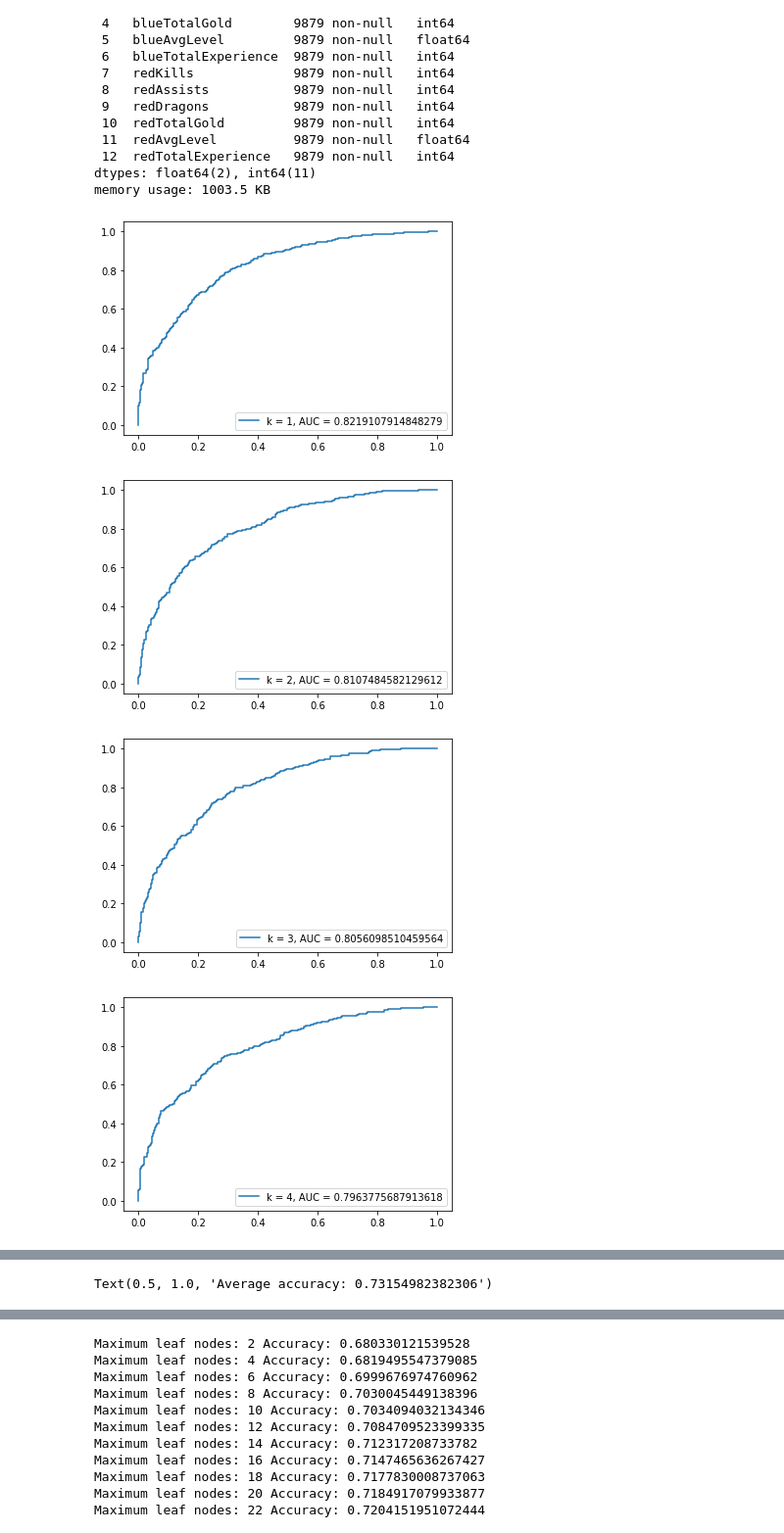
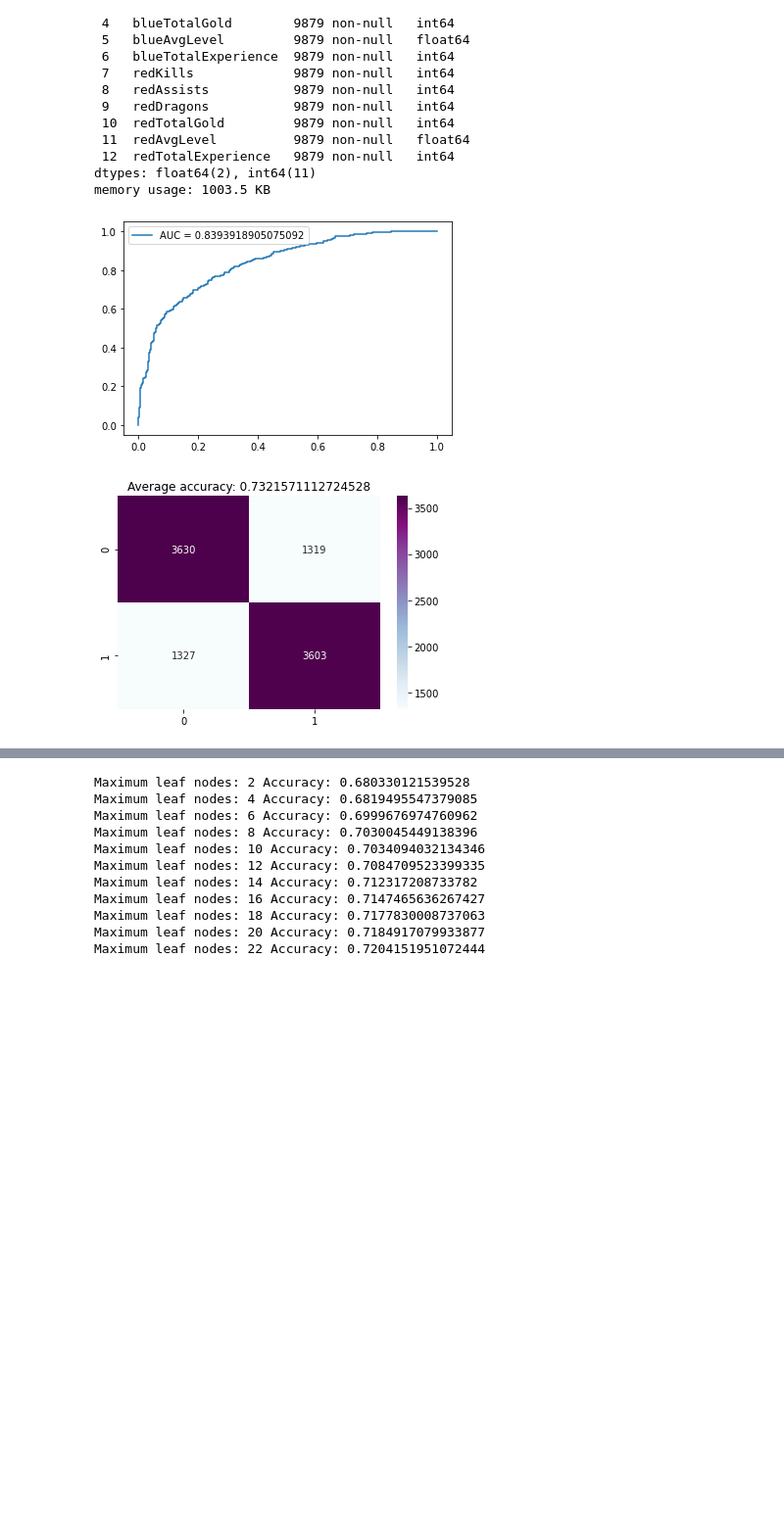
Before and after one commit to ivanbosch/IntroToAI, a Jupyter notebook: src/league.ipynb, the cells around one changed output, grey strips where cells are left out. Shown at 98% size. Saved outputs shown, nothing was run; the diff lists cells and outputs as text; code cells hidden in the pictures; blank space fills up the shorter version.

Commit message:
better ROC and model selection

```diff
--- a/src/league.ipynb
+++ b/src/league.ipynb
@@ -112,7 +112,7 @@ confusion_matrix = [[0, 0],[0, 0]] # stores values in confusion matrix
 logistic_acc = 0 # accuracy score of logistic regression
 target = data['blueWins'] #True results
 finalModel = None
-doRocCurve = True
+doRoc = True
 
 # makes a prediction on model and returns some metrics on it
 def modelClassification(trainedModel, X_test, y_test):
@@ -122,42 +122,55 @@ def modelClassification(trainedModel, X_test, y_test):
     return accuracy, confusion
 
 # train model based on the data split
 def trainModel(model, dataFrame, sf):
+    best_acc = 0
+    best_X = None
+    best_Y = None
+    best_model = None
     acc = 0
     confusion = 0
     k_counter = 1
     for train, test in sf.split(dataFrame, target): #Logistic regression
         X_train, X_test = dataFrame.iloc[train], dataFrame.iloc[test]
         y_train, y_test = target[train], target[test]
         trainedModel = model.fit(X_train, y_train)
         answers = modelClassification(trainedModel, X_test, y_test)
         acc += answers[0]
         confusion += answers[1]
-        if doRocCurve:
-            rocCurve(X_test, y_test, trainedModel, k_counter)
+        if (answers[0]>best_acc):
+            best_acc=answers[0]
+            best_model = trainedModel
+            best_X = X_test
+            best_Y = y_test
+        if doRoc and k_counter==10:
+            rocCurve(best_X, best_Y, best_model)
         k_counter += 1
-    return acc, confusion, trainedModel
+
+
+    return acc, confusion, best_model
 
 # draws a ROC curve
-def rocCurve(X_test, y_test, model, k):
+def rocCurve(X_test, y_test, model):
     y_pred = model.predict_proba(X_test)[::,1]
     x, y, _ = metrics.roc_curve(y_test, y_pred)
     auc = metrics.roc_auc_score(y_test, y_pred)
-    plt.plot(x, y, label= f'k = {k}, AUC = {auc}')
+    plt.plot(x, y, label= f'AUC = {auc}')
     plt.legend()
     plt.show()
 
 # performs k train/test folds and makes each fold have a close to uniformed distribution of wins and loses.
 skfold = StratifiedKFold(n_splits=k)
 skfold.get_n_splits(features, target)
 logistic_acc, confusion_matrix, finalModel = trainModel(LogisticRegression(solver='liblinear'), features, skfold)
 
 # confusion matrix for logistic regression
-sb.heatmap(confusion_matrix, annot=True, cmap="BuPu", fmt='g')
-title = "Average accuracy: " + str(logistic_acc/k)
-plt.title(title)
+def newHeatmap(matrix, accuracy):
+    sb.heatmap(matrix, annot=True, cmap="BuPu", fmt='g')
+    title = "Average accuracy: " + str(accuracy/k)
+    plt.title(title)
+    plt.show()
+
+newHeatmap(confusion_matrix, logistic_acc)
 # %% [output]
-[figure, old version]
+[figure, new version]
-[figure, old version]
+[figure, new version]
-[figure, removed]
-[figure, removed]
@@ -170 +176,0 @@ plt.title(title)
-Text(0.5, 1.0, 'Average accuracy: 0.73154982382306')
```
Also changed, not shown: parts of 5 cells of this notebook.
